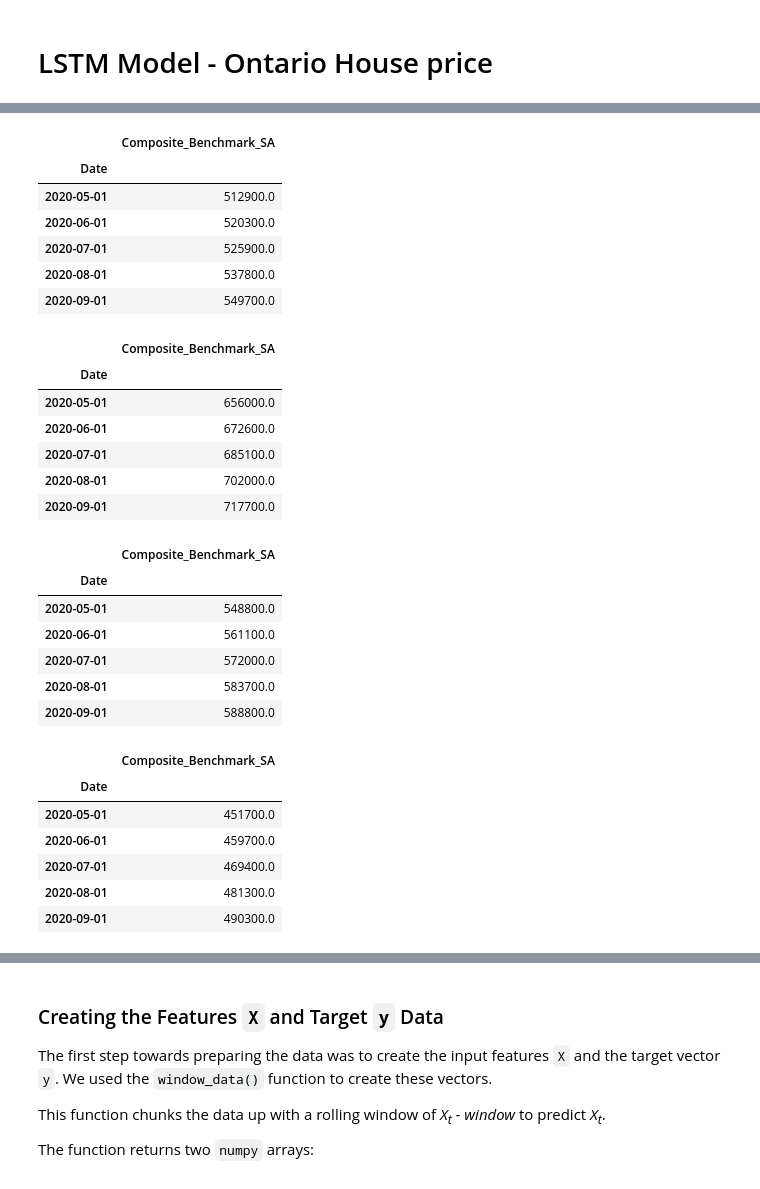
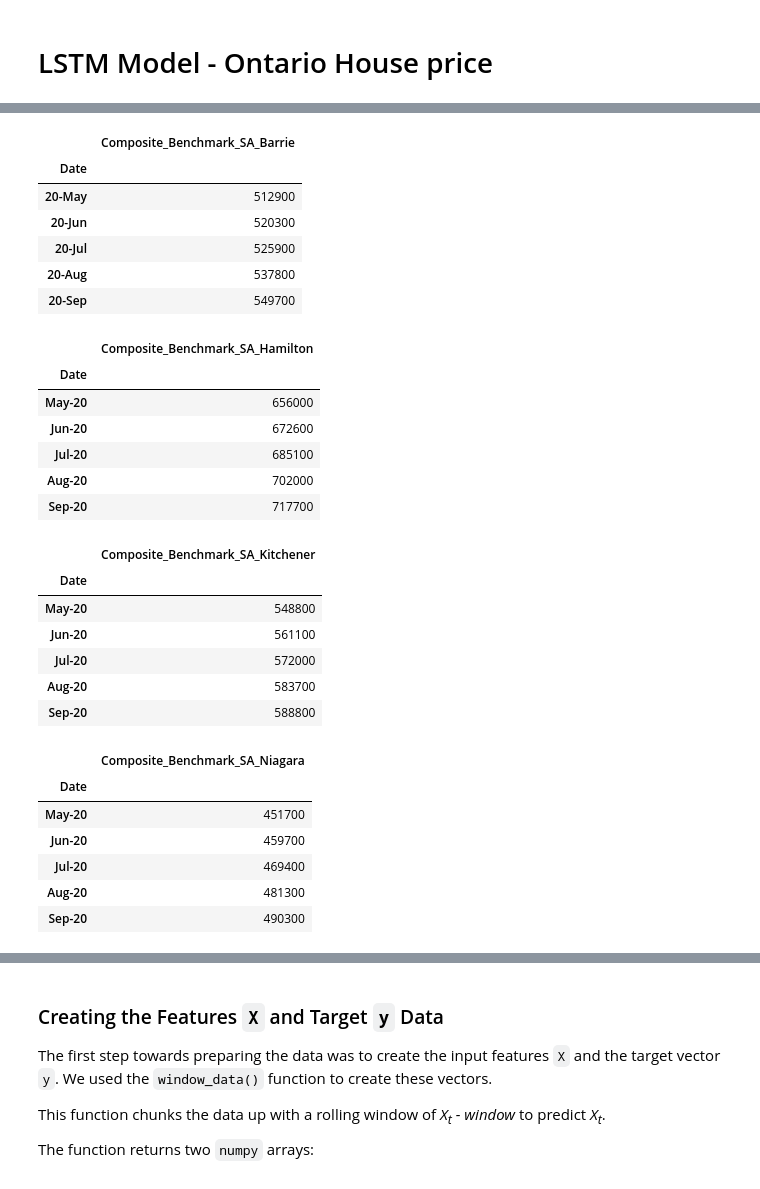
Before and after one commit to you915/covid_impacted_house_pricing_in_Ontario, a Jupyter notebook: LSTM model.ipynb, the cells around one changed output, grey strips where cells are left out. Saved outputs shown, nothing was run; the diff lists cells and outputs as text; code cells hidden in the pictures.

```diff
--- a/LSTM model.ipynb
+++ b/LSTM model.ipynb
@@ -21,67 +45,68 @@ random.set_seed(2)
 # %%
 # Read csv contains house prices in Barrie
 df = pd.read_csv("Data/House_price_Barrie.csv", index_col="Date", infer_datetime_format=True, parse_dates=True)
 
 # Drop null values
 df.dropna(inplace=True)
-df = df[["Composite_Benchmark_SA"]]
-df.tail()
+df_barrie = df[["Composite_Benchmark_SA_Barrie"]]
+
+df_barrie.tail()
 # %% [output]
-|  | Composite_Benchmark_SA |
+|  | Composite_Benchmark_SA_Barrie |
 | Date |  |
-| 2020-05-01 | 512900.0 |
-| 2020-06-01 | 520300.0 |
-| 2020-07-01 | 525900.0 |
-| 2020-08-01 | 537800.0 |
-| 2020-09-01 | 549700.0 |
+| 20-May | 512900 |
+| 20-Jun | 520300 |
+| 20-Jul | 525900 |
+| 20-Aug | 537800 |
+| 20-Sep | 549700 |
 # %%
 # Read csv contains house prices in Hamilton
 df = pd.read_csv("Data/House_price_Hamilton.csv", index_col="Date", infer_datetime_format=True, parse_dates=True)
 
 # Drop null values
 df.dropna(inplace=True)
-df = df[["Composite_Benchmark_SA"]]
-df.tail()
+df_hamilton = df[["Composite_Benchmark_SA_Hamilton"]]
+df_hamilton.tail()
 # %% [output]
-|  | Composite_Benchmark_SA |
+|  | Composite_Benchmark_SA_Hamilton |
 | Date |  |
-| 2020-05-01 | 656000.0 |
-| 2020-06-01 | 672600.0 |
-| 2020-07-01 | 685100.0 |
-| 2020-08-01 | 702000.0 |
-| 2020-09-01 | 717700.0 |
+| May-20 | 656000 |
+| Jun-20 | 672600 |
+| Jul-20 | 685100 |
+| Aug-20 | 702000 |
+| Sep-20 | 717700 |
 # %%
 # Read csv contains house prices in Kitchener
 df = pd.read_csv("Data/House_price_Kitchener.csv", index_col="Date", infer_datetime_format=True, parse_dates=True)
 
 # Drop null values
 df.dropna(inplace=True)
-df = df[["Composite_Benchmark_SA"]]
-df.tail()
+df_kitchener = df[["Composite_Benchmark_SA_Kitchener"]]
+df_kitchener.tail()
 # %% [output]
-|  | Composite_Benchmark_SA |
+|  | Composite_Benchmark_SA_Kitchener |
 | Date |  |
-| 2020-05-01 | 548800.0 |
-| 2020-06-01 | 561100.0 |
-| 2020-07-01 | 572000.0 |
-| 2020-08-01 | 583700.0 |
-| 2020-09-01 | 588800.0 |
+| May-20 | 548800 |
+| Jun-20 | 561100 |
+| Jul-20 | 572000 |
+| Aug-20 | 583700 |
+| Sep-20 | 588800 |
 # %%
 # Read csv contains house prices in Niagara
 df = pd.read_csv("Data/House_price_Niagara.csv", index_col="Date", infer_datetime_format=True, parse_dates=True)
 
 # Drop null values
 df.dropna(inplace=True)
-df = df[["Composite_Benchmark_SA"]]
-df.tail()
+df_niagara = df[["Composite_Benchmark_SA_Niagara"]]
+df_niagara.tail()
 # %% [output]
-|  | Composite_Benchmark_SA |
+|  | Composite_Benchmark_SA_Niagara |
 | Date |  |
-| 2020-05-01 | 451700.0 |
-| 2020-06-01 | 459700.0 |
-| 2020-07-01 | 469400.0 |
-| 2020-08-01 | 481300.0 |
-| 2020-09-01 | 490300.0 |
+| May-20 | 451700 |
+| Jun-20 | 459700 |
+| Jul-20 | 469400 |
+| Aug-20 | 481300 |
+| Sep-20 | 490300 |
 # %%
 # Read csv contains house prices in Peterborough
 df = pd.read_csv("Data/House_price_Peterborough.csv", index_col="Date", infer_datetime_format=True, parse_dates=True)
```
Also changed, not shown: parts of 7 cells of this notebook, 7 other files.
